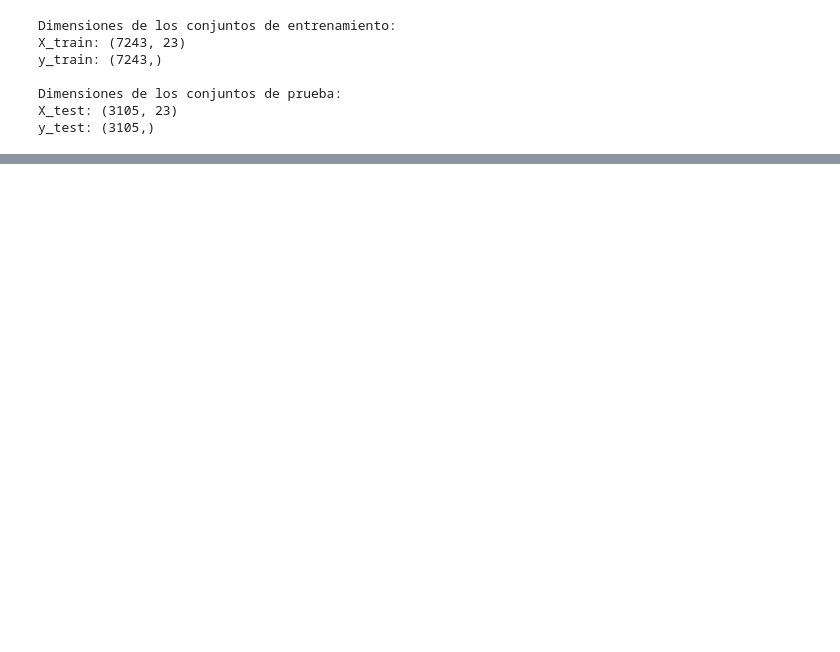
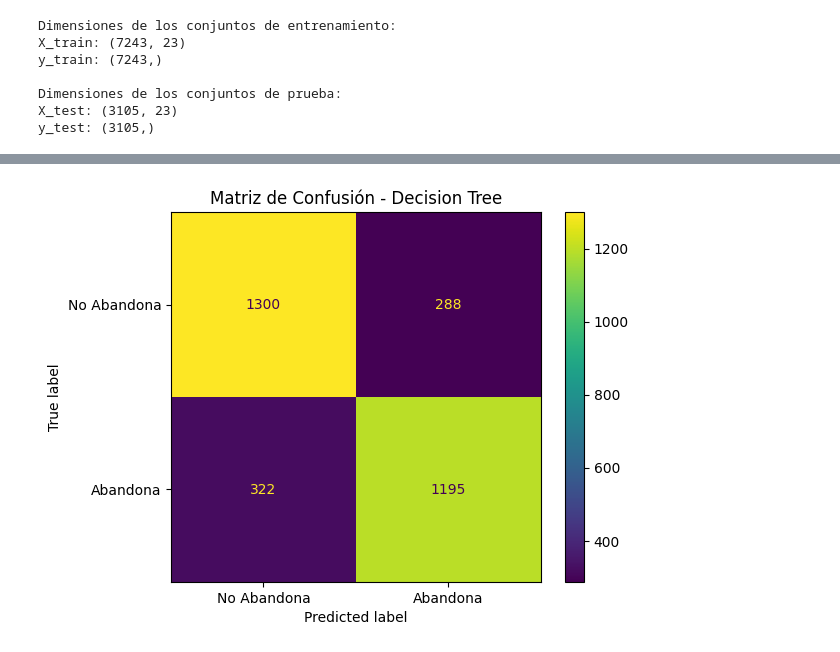
Before and after one commit to CarloR04/Challenge-Telcom_X_2, a Jupyter notebook: Telcom_X_part_2.ipynb, the cells around one changed output, grey strips where cells are left out. Cells and saved outputs as stored; diff of their text form; code cells hidden in the pictures; blank space fills up the shorter version.

```diff
--- a/Telcom_X_part_2.ipynb
+++ b/Telcom_X_part_2.ipynb
@@ -520,0 +693,7 @@ y_test: (3105,)
+# %%
+ConfusionMatrixDisplay.from_predictions(y_test,y_arbol_predict, display_labels=["No Abandona", "Abandona"])
+
+plt.title("Matriz de Confusión - Decision Tree")
+plt.show()
+# %% [output]
+[figure, added]
```
Also changed, not shown: parts of 29 cells of this notebook.
